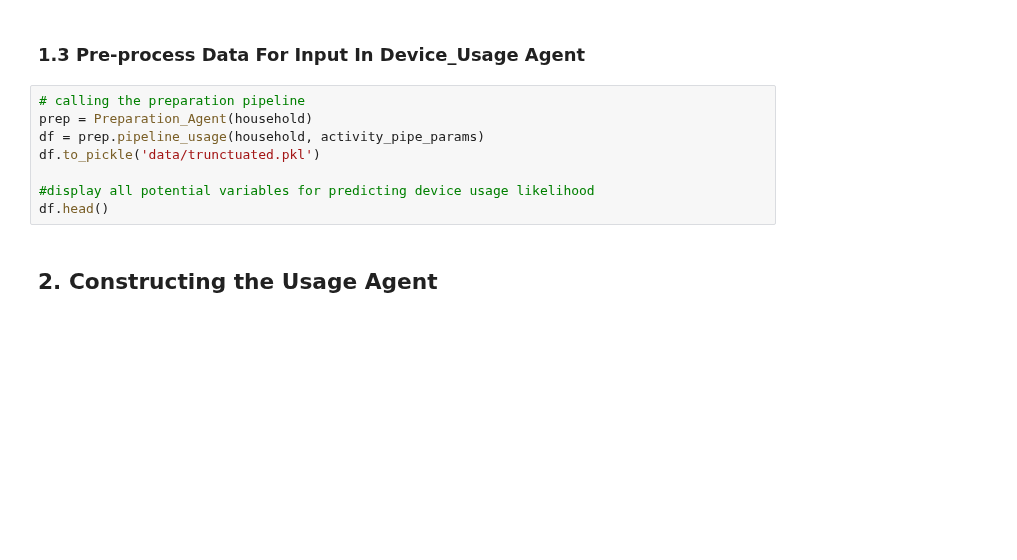
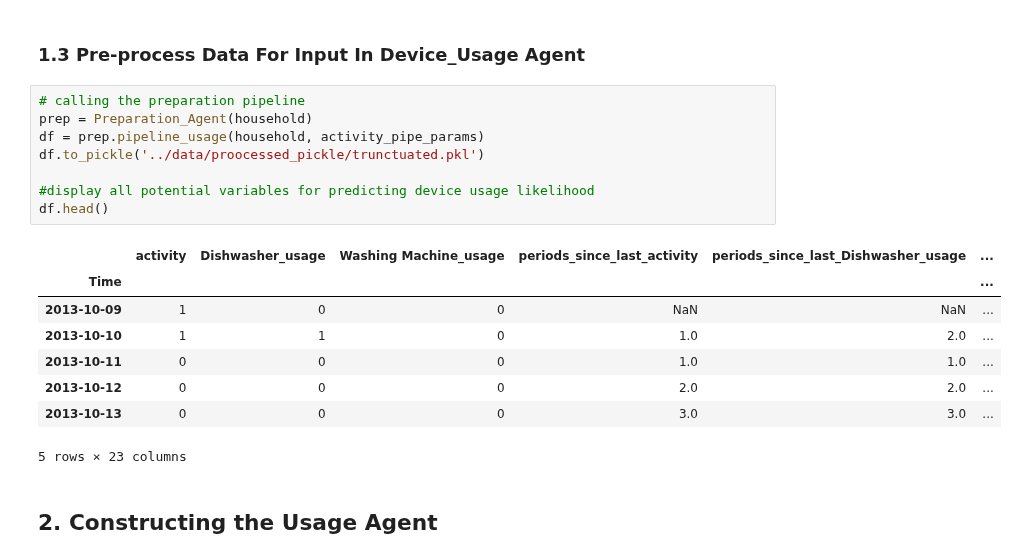
Before and after one commit to Janalytics94/xai_energy_efficient_smart_home, a Jupyter notebook: code/Usage_Agent.ipynb, the cells around one changed output. Cells and saved outputs as stored; diff of their text form; blank space fills up the shorter version.

```diff
--- a/code/Usage_Agent.ipynb
+++ b/code/Usage_Agent.ipynb
@@ -102,11 +93,20 @@ activity_pipe_params = {
 # %%
 # calling the preparation pipeline
 prep = Preparation_Agent(household)
 df = prep.pipeline_usage(household, activity_pipe_params)
-df.to_pickle('data/trunctuated.pkl')
+df.to_pickle('../data/proocessed_pickle/trunctuated.pkl')
 
 #display all potential variables for predicting device usage likelihood
 df.head()
+# %% [output]
+|  | activity | Dishwasher_usage | Washing Machine_usage | periods_since_last_activity | periods_since_last_Dishwasher_usage | ... |
+| Time |  |  |  |  |  | ... |
+| 2013-10-09 | 1 | 0 | 0 | NaN | NaN | ... |
+| 2013-10-10 | 1 | 1 | 0 | 1.0 | 2.0 | ... |
+| 2013-10-11 | 0 | 0 | 0 | 1.0 | 1.0 | ... |
+| 2013-10-12 | 0 | 0 | 0 | 2.0 | 2.0 | ... |
+| 2013-10-13 | 0 | 0 | 0 | 3.0 | 3.0 | ... |
+5 rows × 23 columns
 # %% [markdown]
 ## **2.  Constructing the Usage Agent**
 # %% [markdown]
```
Also changed, not shown: parts of 22 cells of this notebook, 2 other files.
